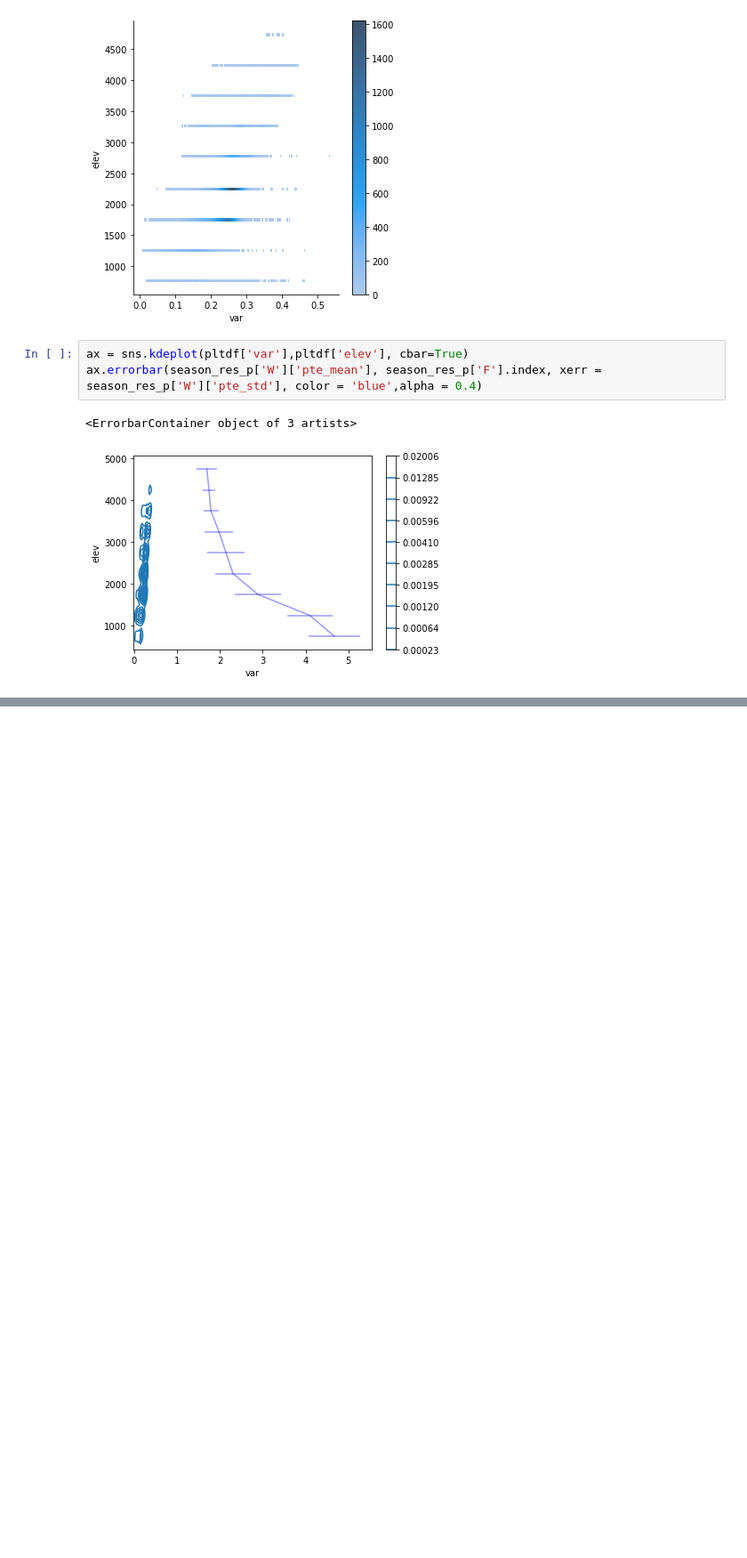
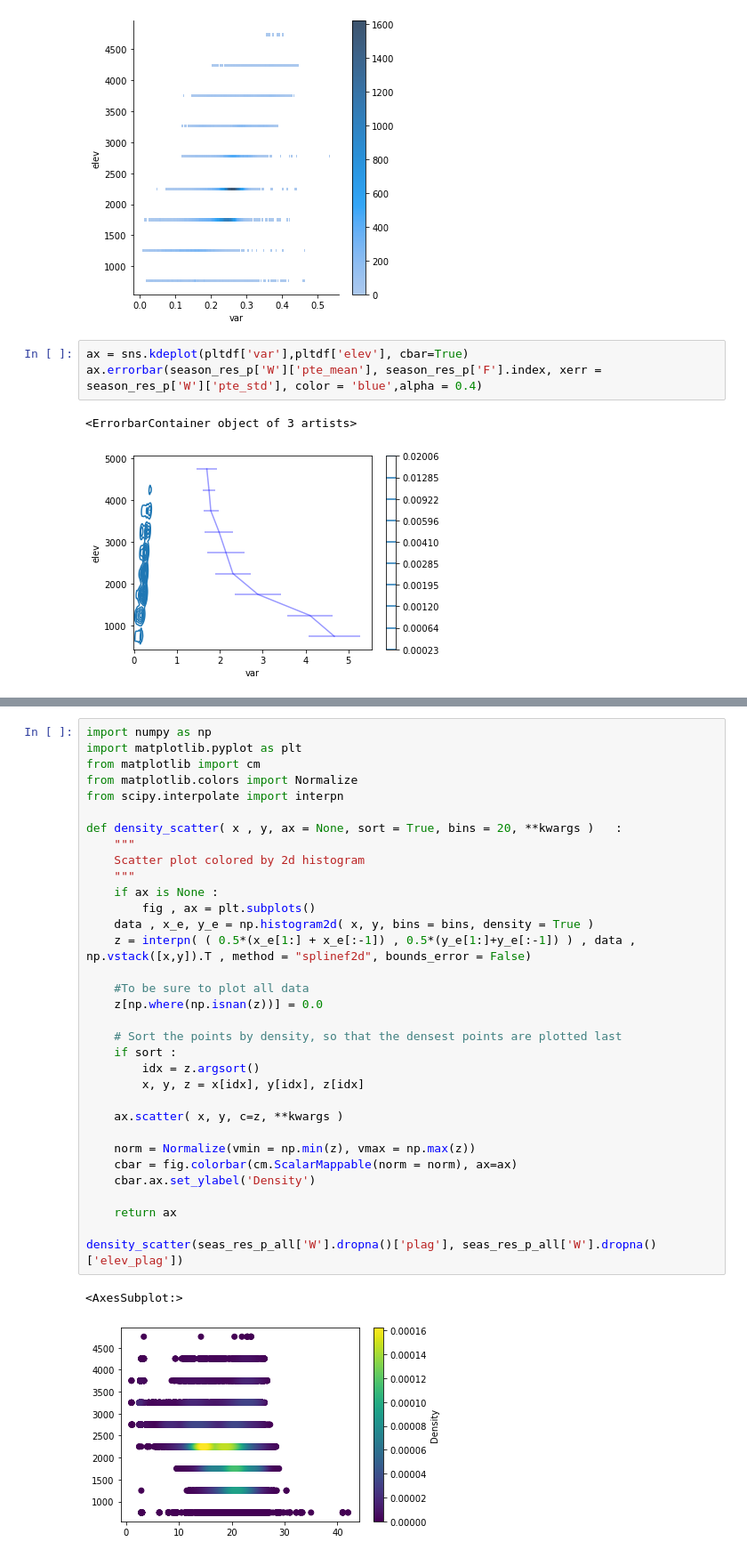
Before and after one commit to kashingtonDC/RespTime, a Jupyter notebook: code/04_merge_plot.ipynb, the cells around one changed output, grey strips where cells are left out. Shown at 89% size. Cells and saved outputs as stored; diff of their text form; blank space fills up the shorter version.

```diff
--- a/code/04_merge_plot.ipynb
+++ b/code/04_merge_plot.ipynb
@@ -781,0 +1082,36 @@ for season in seasons[:]:
+# %%
+import numpy as np
+import matplotlib.pyplot as plt
+from matplotlib import cm
+from matplotlib.colors import Normalize
+from scipy.interpolate import interpn
+
+def density_scatter( x , y, ax = None, sort = True, bins = 20, **kwargs )   :
+    """
+    Scatter plot colored by 2d histogram
+    """
+    if ax is None :
+        fig , ax = plt.subplots()
+    data , x_e, y_e = np.histogram2d( x, y, bins = bins, density = True )
+    z = interpn( ( 0.5*(x_e[1:] + x_e[:-1]) , 0.5*(y_e[1:]+y_e[:-1]) ) , data , np.vstack([x,y]).T , method = "splinef2d", bounds_error = False)
+
+    #To be sure to plot all data
+    z[np.where(np.isnan(z))] = 0.0
+
+    # Sort the points by density, so that the densest points are plotted last
+    if sort :
+        idx = z.argsort()
+        x, y, z = x[idx], y[idx], z[idx]
+
+    ax.scatter( x, y, c=z, **kwargs )
+
+    norm = Normalize(vmin = np.min(z), vmax = np.max(z))
+    cbar = fig.colorbar(cm.ScalarMappable(norm = norm), ax=ax)
+    cbar.ax.set_ylabel('Density')
+
+    return ax
+
+density_scatter(seas_res_p_all['W'].dropna()['plag'], seas_res_p_all['W'].dropna()['elev_plag'])
+# %% [output]
+<AxesSubplot:>
+[figure, added]
```
Also changed, not shown: parts of 11 cells of this notebook.
